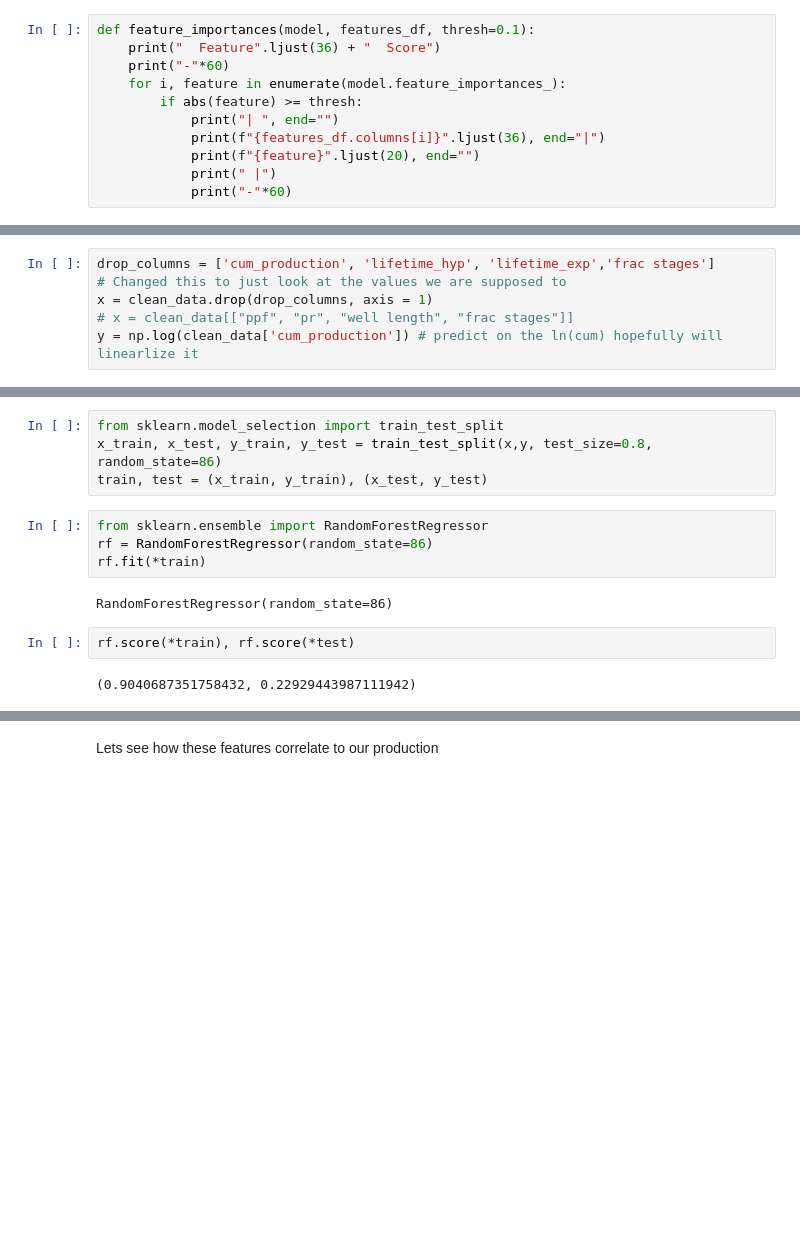
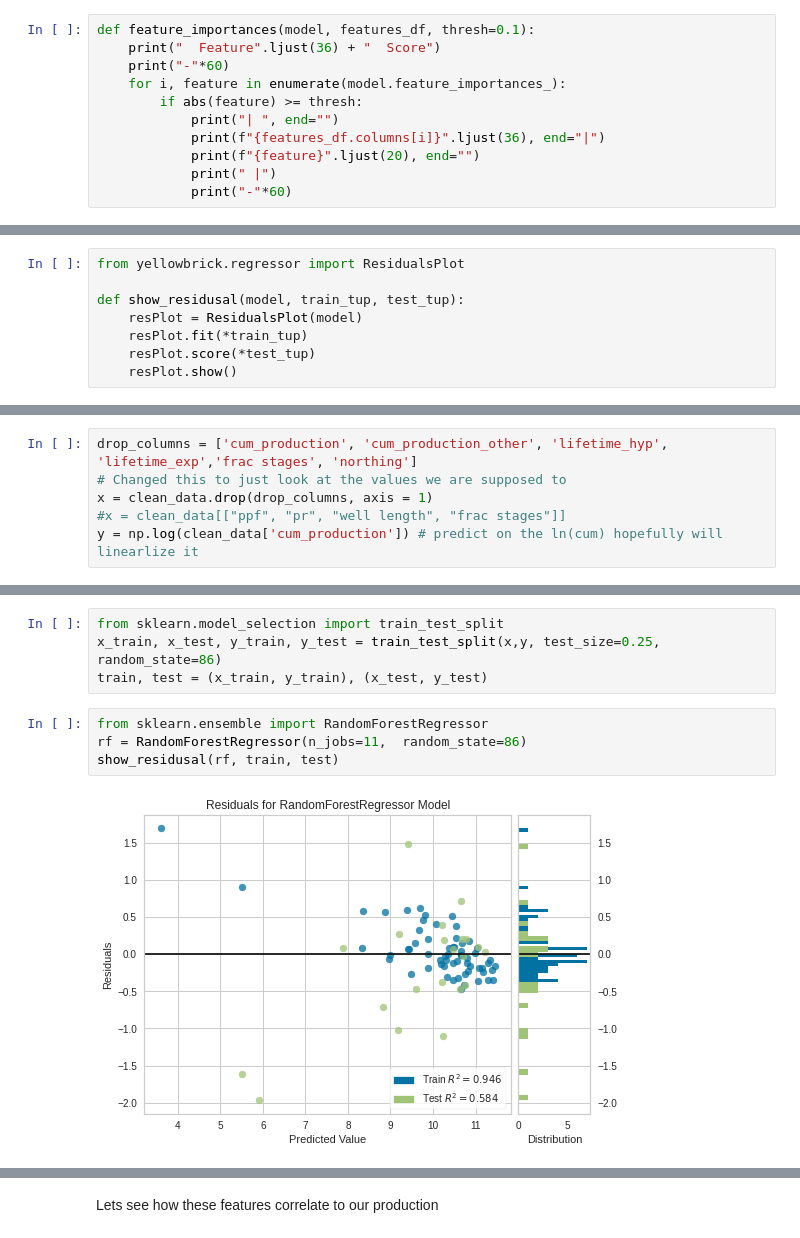
Before and after one commit to fastfists/project, a Jupyter notebook: Tools.ipynb, the cells around one changed output, grey strips where cells are left out. Drawn from its saved outputs; the diff is of its cells as text; blank space fills up the shorter version.

```diff
--- a/Tools.ipynb
+++ b/Tools.ipynb
@@ -256,3 +293,11 @@ def graph_accuracy_importances(x, y, model, data, importances, features_df, thre
             graph_acuracy(x, y, data, model, feat_name)
             plt.title(f"Acuracy of {feat_name} - Importance {feature}")
             plt.show()
+# %%
+from yellowbrick.regressor import ResidualsPlot
+
+def show_residusal(model, train_tup, test_tup):
+    resPlot = ResidualsPlot(model)
+    resPlot.fit(*train_tup)
+    resPlot.score(*test_tup)
+    resPlot.show()
@@ -259,6 +328,6 @@ def graph_accuracy_importances(x, y, model, data, importances, features_df, thre
 # %%
-drop_columns = ['cum_production', 'lifetime_hyp', 'lifetime_exp','frac stages']
+drop_columns = ['cum_production', 'cum_production_other', 'lifetime_hyp', 'lifetime_exp','frac stages', 'northing']
 # Changed this to just look at the values we are supposed to
 x = clean_data.drop(drop_columns, axis = 1)
-# x = clean_data[["ppf", "pr", "well length", "frac stages"]]
+#x = clean_data[["ppf", "pr", "well length", "frac stages"]]
 y = np.log(clean_data['cum_production']) # predict on the ln(cum) hopefully will linearlize it
@@ -265,17 +341,13 @@ y = np.log(clean_data['cum_production']) # predict on the ln(cum) hopefully will
 # %%
 from sklearn.model_selection import train_test_split
-x_train, x_test, y_train, y_test = train_test_split(x,y, test_size=0.8, random_state=86)
+x_train, x_test, y_train, y_test = train_test_split(x,y, test_size=0.25, random_state=86)
 train, test = (x_train, y_train), (x_test, y_test)
 # %%
 from sklearn.ensemble import RandomForestRegressor
-rf = RandomForestRegressor(random_state=86)
-rf.fit(*train)
+rf = RandomForestRegressor(n_jobs=11,  random_state=86)
+show_residusal(rf, train, test)
 # %% [output]
-RandomForestRegressor(random_state=86)
+[figure, added]
-# %%
-rf.score(*train), rf.score(*test)
-# %% [output]
-(0.9040687351758432, 0.22929443987111942)
 # %%
 feature_importances(rf, x, 0.1)
 # %% [output]
```
Also changed, not shown: parts of 30 cells of this notebook, 1 other file.
